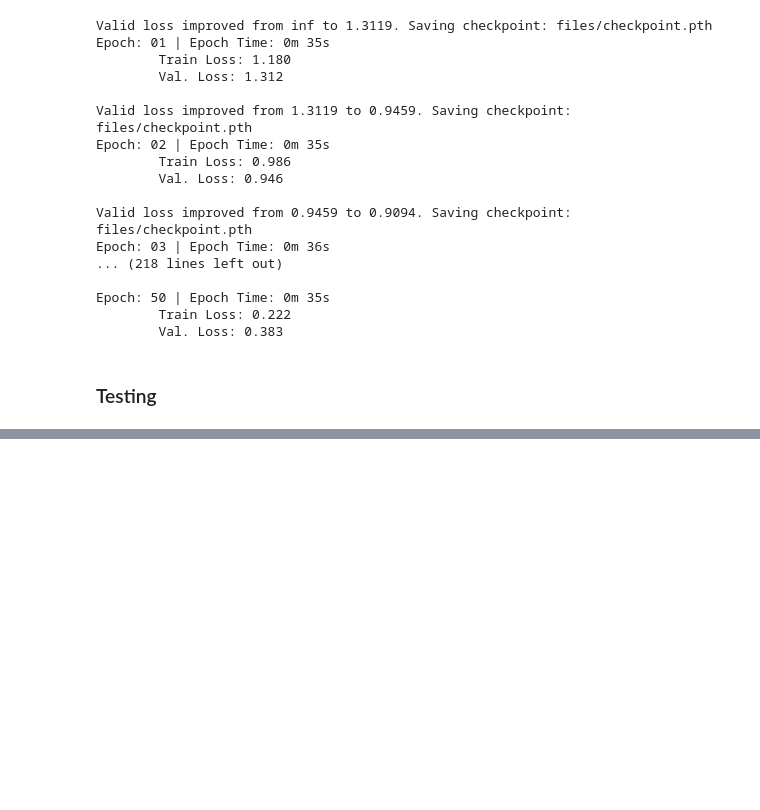
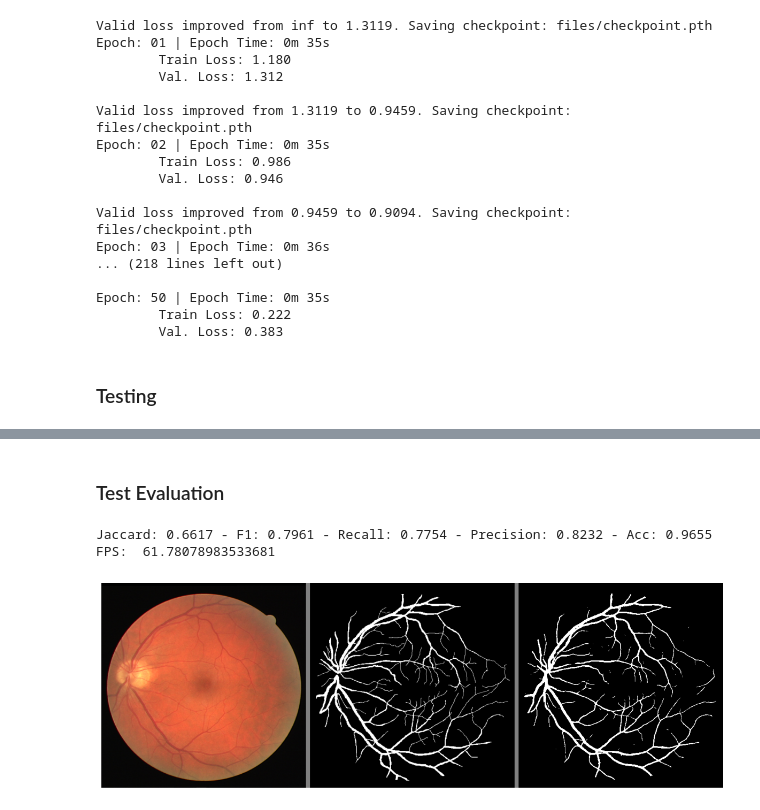
Before and after one commit to Anutri03/eye, a Jupyter notebook: new_blood_vessel.ipynb, the cells around one changed output, grey strips where cells are left out. Drawn from its saved outputs; the diff is of its cells as text; code cells hidden in the pictures; blank space fills up the shorter version.

```diff
--- a/new_blood_vessel.ipynb
+++ b/new_blood_vessel.ipynb
@@ -388,0 +483,26 @@ def calculate_metrics(y_true, y_pred):
+# %% [markdown]
+### Test Evaluation
+# %%
+jaccard = metrics_score[0] / len(test_x)
+f1 = metrics_score[1] / len(test_x)
+recall = metrics_score[2] / len(test_x)
+precision = metrics_score[3] / len(test_x)
+acc = metrics_score[4] / len(test_x)
+print(f"Jaccard: {jaccard:1.4f} - F1: {f1:1.4f} - Recall: {recall:1.4f} - Precision: {precision:1.4f} - Acc: {acc:1.4f}")
+
+fps = 1 / np.mean(time_taken)
+print("FPS: ", fps)
+# %% [output]
+Jaccard: 0.6617 - F1: 0.7961 - Recall: 0.7754 - Precision: 0.8232 - Acc: 0.9655
+FPS:  61.78078983533681
+# %%
+import matplotlib.pyplot as plt
+
+img = plt.imread('/content/eye/eye/results/11.png')
+plt.figure(figsize=(15, 8))
+plt.imshow(img)
+plt.axis('off')
+
+plt.show()
+# %% [output]
+[figure, added]
```
Also changed, not shown: parts of 5 cells of this notebook.
